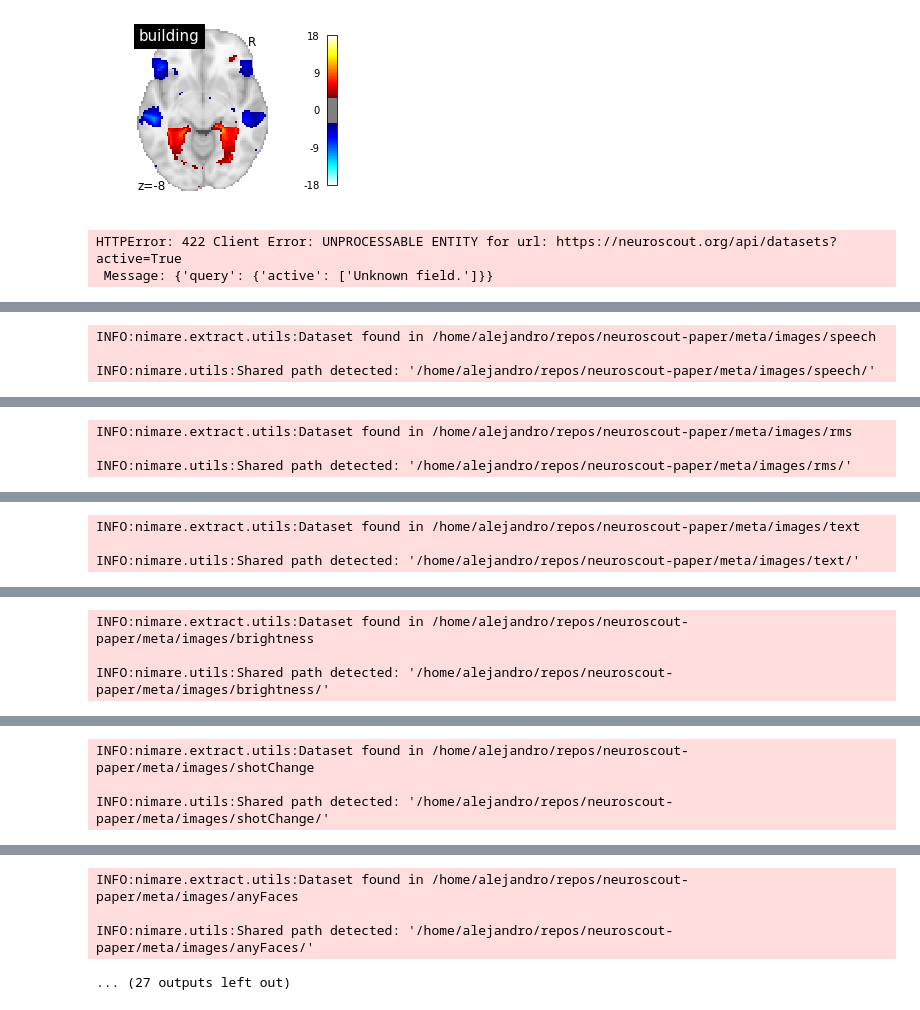
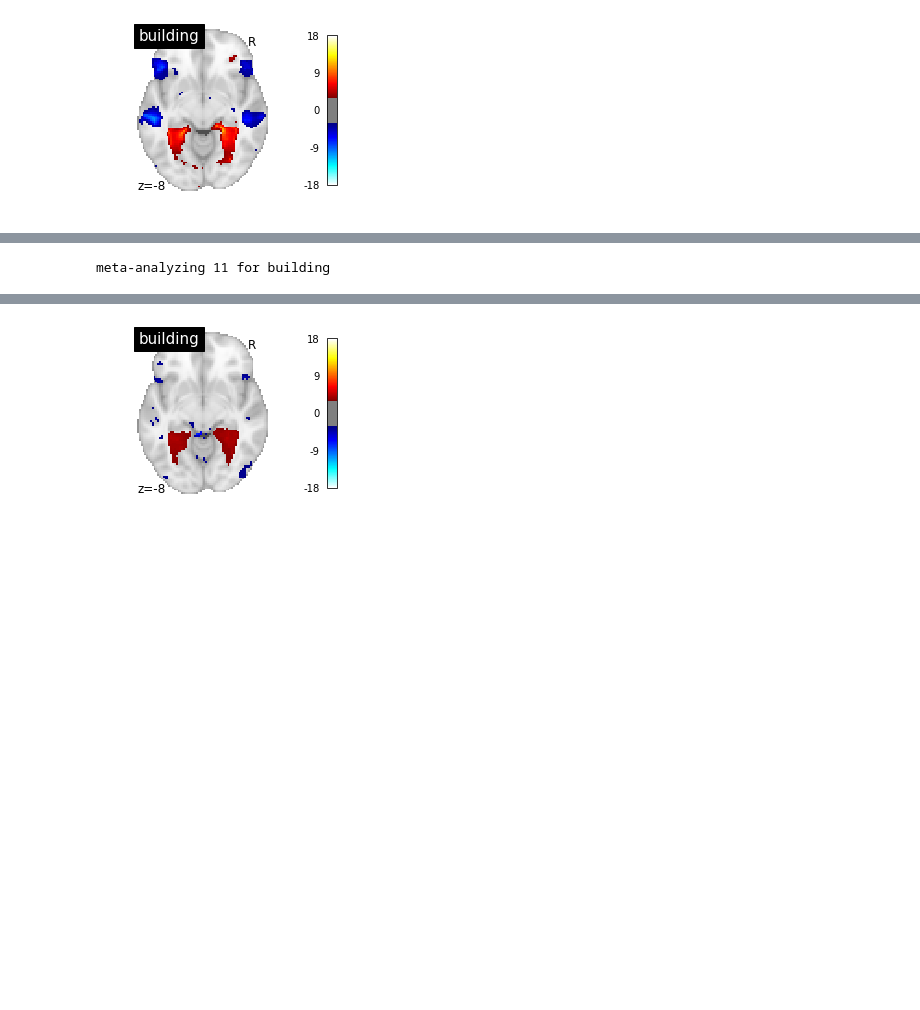
Before and after one commit to rbroc/neuroscout-paper, a Jupyter notebook: meta/01 - basic features.ipynb, the cells around one changed output, grey strips where cells are left out. Cells and saved outputs as stored; diff of their text form; code cells hidden in the pictures; blank space fills up the shorter version.

```diff
--- a/meta/01 - basic features.ipynb
+++ b/meta/01 - basic features.ipynb
@@ -125,19 +136,13 @@ meta-analyzing 10 for building
 [<nibabel.nifti1.Nifti1Image at 0x...>]
 [figure]
 # %%
-datasets = [d['name'] for d in ns.datasets.get(True)]
+other_datasets = [d['name'] for d in ns.datasets.get() if d['name'] != 'NaturalisticNeuroimagingDatabase']
-# %% [output]
-HTTPError: 422 Client Error: UNPROCESSABLE ENTITY for url: https://neuroscout.org/api/datasets?active=True
- Message: {'query': {'active': ['Unknown field.']}}
 # %%
 # NNDB only
-# Need to refactor to allow excluding tasks / dataset
-
-
-analyze_dataset(
+analyze_collection(
     single_predictors['building'],
     collection_kwargs={'estimator': 'afni'},
-    exclude_datasets=['NaturalisticNeuroimagingDatabase'],
+    exclude_datasets=other_datasets,
     plot_kwargs=dict(vmax=18, threshold=3.29, cut_coords=[-8])
 )
 # %% [output]
@@ -145,3 +152 @@ Downloading maps for effect 'speech'...
-INFO:nimare.extract.utils:Dataset found in /home/alejandro/repos/neuroscout-paper/meta/images/speech
-
-INFO:nimare.utils:Shared path detected: '/home/alejandro/repos/neuroscout-paper/meta/images/speech/'
+meta-analyzing 11 for building
@@ -149,3 +153,0 @@ Downloading maps for effect 'rms'...
-INFO:nimare.extract.utils:Dataset found in /home/alejandro/repos/neuroscout-paper/meta/images/rms
-
-INFO:nimare.utils:Shared path detected: '/home/alejandro/repos/neuroscout-paper/meta/images/rms/'
@@ -153,3 +153,0 @@ Downloading maps for effect 'text'...
-INFO:nimare.extract.utils:Dataset found in /home/alejandro/repos/neuroscout-paper/meta/images/text
-
-INFO:nimare.utils:Shared path detected: '/home/alejandro/repos/neuroscout-paper/meta/images/text/'
@@ -157,3 +153,0 @@ Downloading maps for effect 'brightness'...
-INFO:nimare.extract.utils:Dataset found in /home/alejandro/repos/neuroscout-paper/meta/images/brightness
-
-INFO:nimare.utils:Shared path detected: '/home/alejandro/repos/neuroscout-paper/meta/images/brightness/'
@@ -161,3 +153,0 @@ Downloading maps for effect 'shot_change'...
-INFO:nimare.extract.utils:Dataset found in /home/alejandro/repos/neuroscout-paper/meta/images/shotChange
-
-INFO:nimare.utils:Shared path detected: '/home/alejandro/repos/neuroscout-paper/meta/images/shotChange/'
@@ -165,4 +154 @@ Downloading maps for effect 'any_faces'...
-INFO:nimare.extract.utils:Dataset found in /home/alejandro/repos/neuroscout-paper/meta/images/anyFaces
-
-INFO:nimare.utils:Shared path detected: '/home/alejandro/repos/neuroscout-paper/meta/images/anyFaces/'
-... (27 outputs left out)
+[figure, added]
```
Also changed, not shown: parts of 7 cells of this notebook, 3 other files.
